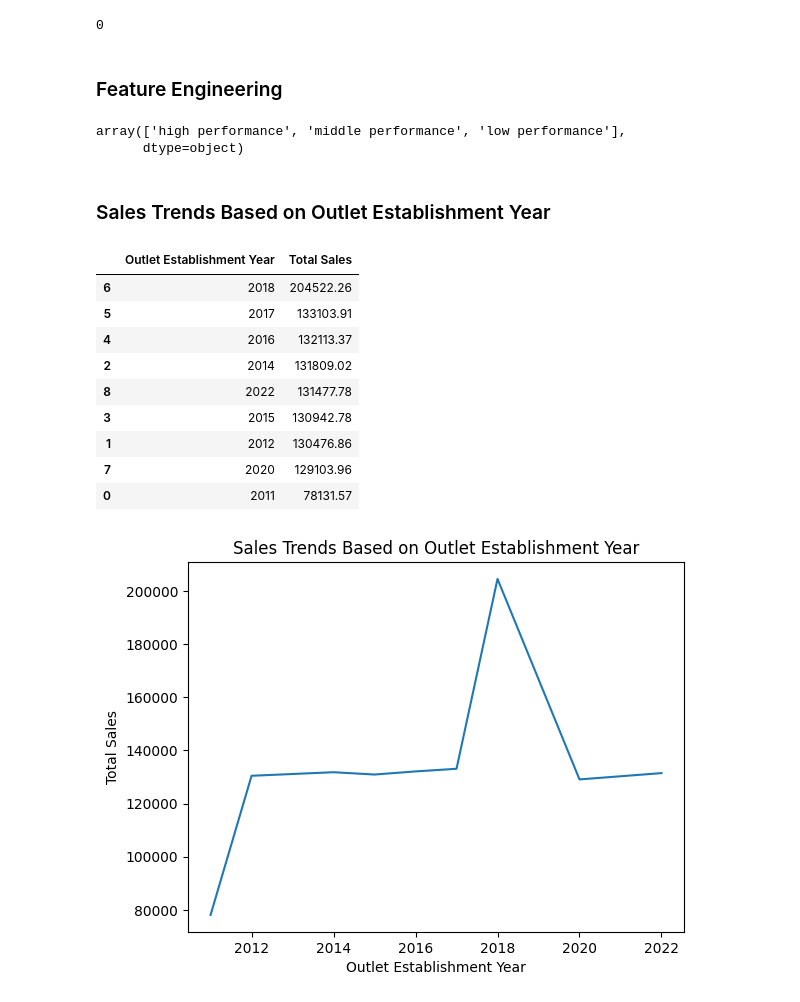
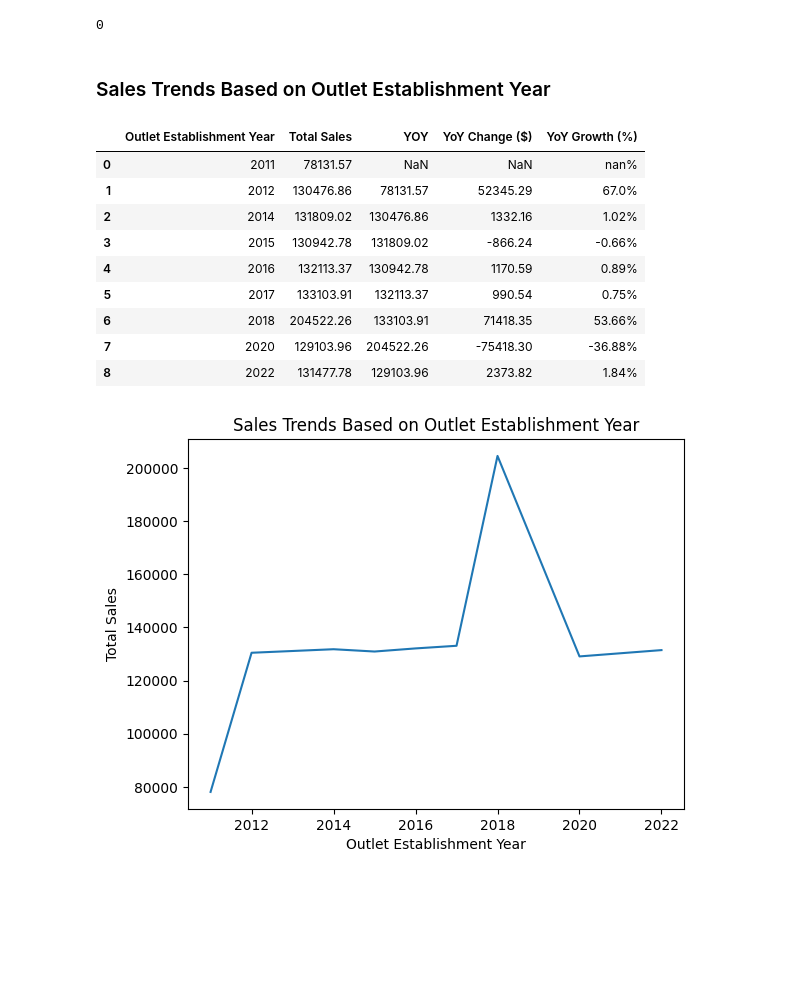
Before and after one commit to dataproceses/grocery-sales-data-analysis, a Jupyter notebook: sales analysis.ipynb, the cells around one changed output. Drawn from its saved outputs; the diff is of its cells as text; code cells hidden in the pictures; blank space fills up the shorter version.

Commit message:
Update: latest changes to sales analysis notebook

```diff
--- a/sales analysis.ipynb
+++ b/sales analysis.ipynb
@@ -7,6 +7,8 @@ import pandas as pd
 import matplotlib.pyplot as plt
 import seaborn as sns
 import numpy as np
+
+pd.options.display.float_format = '{:,.2f}'.format
 # %% [markdown]
 ### Loadinging And Overview Of Data
 # %%
@@ -102,40 +106,36 @@ dtype: int64
 df.duplicated().sum()
 # %% [output]
 0
-# %% [markdown]
-### Feature Engineering
-# %%
-#categorized products based on sales performance
-def Sales_performance(x):
-    if 50 <= x < 100:
-        return 'middle performance'
-    if x >= 100:
-        return 'high performance'
-    else:
-        return 'low performance'
-
-df['Sales_performance'] = df['Sales'].apply(Sales_performance)
-df['Sales_performance'].unique()
-# %% [output]
-array(['high performance', 'middle performance', 'low performance'],
-      dtype=object)
 # %% [markdown]
 ### Sales Trends Based on Outlet Establishment Year
 # %%
-result = df.groupby('Outlet Establishment Year')['Sales'].agg(lambda x: round(x.sum(), 2)).reset_index()
-result.columns = ['Outlet Establishment Year', 'Total Sales']
-result.sort_values(by='Total Sales',ascending=False)
+sales_by_year = df.groupby('Outlet Establishment Year')['Sales'].agg( lambda x: round(x.sum(), 2)).reset_index()
+sales_by_year.columns = ['Outlet Establishment Year', 'Total Sales']
+
+# Calculate YoY in actual sales amount
+sales_by_year['YOY'] = sales_by_year['Total Sales'].shift(1)
+
+# Calculate YoY change in actual sales amount
+sales_by_year['YoY Change ($)'] = sales_by_year['Total Sales'].diff()
+
+# Calculate YoY percentage growth
+sales_by_year['YoY Growth (%)'] = sales_by_year['Total Sales'].pct_change() * 100
+
+# Round both columns for clarity
+sales_by_year['YoY Change ($)'] = sales_by_year['YoY Change ($)'].round(2)
+sales_by_year['YoY Growth (%)'] = sales_by_year['YoY Growth (%)'].round(2).astype(str) + "%"
+sales_by_year
 # %% [output]
-|  | Outlet Establishment Year | Total Sales |
-| 6 | 2018 | 204522.26 |
-| 5 | 2017 | 133103.91 |
-| 4 | 2016 | 132113.37 |
-| 2 | 2014 | 131809.02 |
-| 8 | 2022 | 131477.78 |
-| 3 | 2015 | 130942.78 |
-| 1 | 2012 | 130476.86 |
-| 7 | 2020 | 129103.96 |
-| 0 | 2011 | 78131.57 |
+|  | Outlet Establishment Year | Total Sales | YOY | YoY Change ($) | YoY Growth (%) |
+| 0 | 2011 | 78131.57 | NaN | NaN | nan% |
+| 1 | 2012 | 130476.86 | 78131.57 | 52345.29 | 67.0% |
+| 2 | 2014 | 131809.02 | 130476.86 | 1332.16 | 1.02% |
+| 3 | 2015 | 130942.78 | 131809.02 | -866.24 | -0.66% |
+| 4 | 2016 | 132113.37 | 130942.78 | 1170.59 | 0.89% |
+| 5 | 2017 | 133103.91 | 132113.37 | 990.54 | 0.75% |
+| 6 | 2018 | 204522.26 | 133103.91 | 71418.35 | 53.66% |
+| 7 | 2020 | 129103.96 | 204522.26 | -75418.30 | -36.88% |
+| 8 | 2022 | 131477.78 | 129103.96 | 2373.82 | 1.84% |
 # %%
 # Plotting the bar chart
 ax = result.plot(kind='line', x='Outlet Establishment Year', y='Total Sales', legend=False)
```
Also changed, not shown: parts of 10 cells of this notebook.
